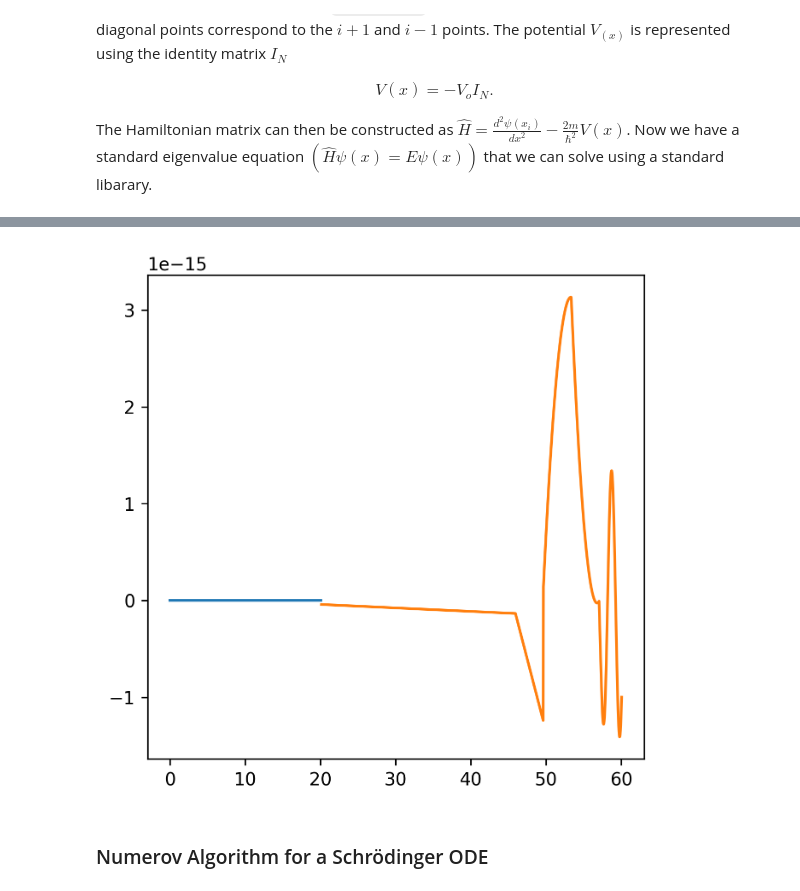
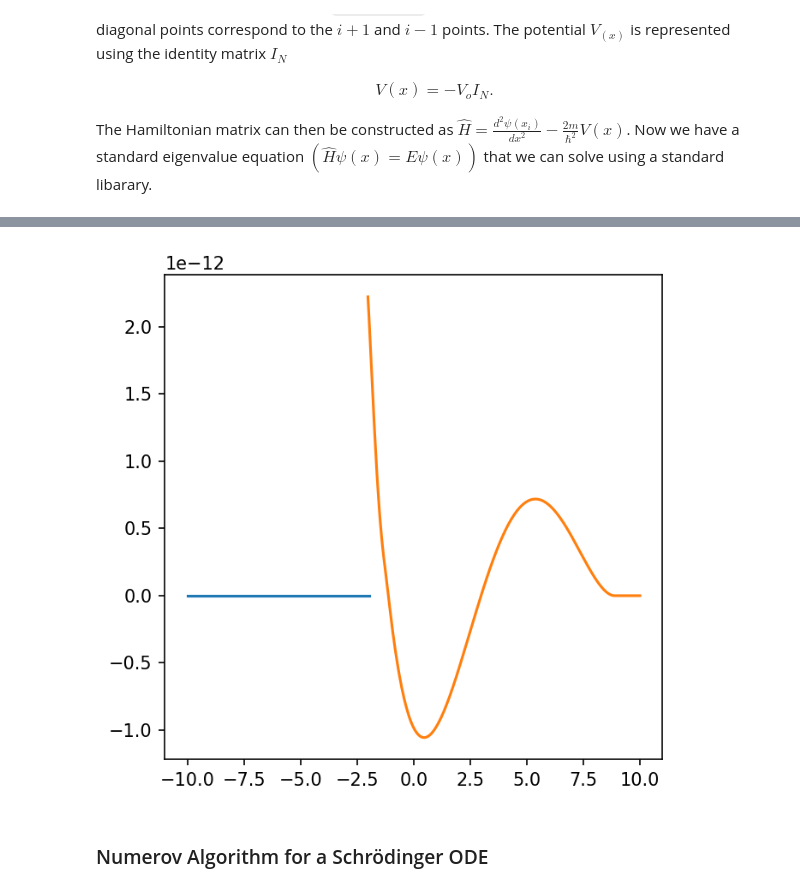
Before and after one commit to saturnaxis/CompPhysics, a Jupyter notebook: Chapter_7/Eigenvalues.ipynb, the cells around one changed output, grey strips where cells are left out. Saved outputs shown, nothing was run; the diff lists cells and outputs as text; code cells hidden in the pictures; some formulas as TeX source.

Commit message:
updated Quantum eigenvalues

```diff
--- a/Chapter_7/Eigenvalues.ipynb
+++ b/Chapter_7/Eigenvalues.ipynb
@@ -506,21 +470,30 @@ An alternative solution to the eigenvalue problem combines the numerical solutio
     where the denominator is used to avoid overly large or small numbers.  Use how much $\Delta (E)$ has changed from our last guess and use this to deduce an intelligent guess at the next energy.  The search continues until both logarithmic wave functions match within some tolerance $\epsilon$ (i.e., $\Delta (E) \ll \epsilon$).
 # %%
 import numpy as np
-from scipy.integrate import odeint
+from scipy.integrate import solve_ivp
 import matplotlib.pyplot as plt
+from scipy.constants import physical_constants
 
-#hbar = 1
-#mass = 1
-const = hbar/mass**2 #0.4829
+mass = physical_constants['proton mass energy equivalent in MeV'][0]
+hbar_c = 197.3269804 #hbar*c in MeV fm
+const = (2*mass)/(hbar_c)**2 #(2*mass*c^2/(hbar*c)**2)
+V_o = -83.
 
-eps = 0.001
-n_steps = 1501
-E = -10.0 #initial guess
-h = 0.04
-count_max = 100
-Emax, Emin = 1.1*E, E/1.1
+eps = 0.0001
+x_left, x_right = -10., 10.
+n_steps = 401
+h = (x_right-x_left)/n_steps
+x = np.arange(x_left,x_right+h,h)
+well_width = 4.
+well_left, well_right = -well_width/2, well_width/2
+i_match = int(np.abs(x_left-well_left)/h) + 1
 
-def func(y,x,E):
+E = -4. #initial guess
+kappa = const*np.abs(E)
+count_max = 1000
+Emax, Emin = 1.1*E, 0.9*E
+
+def func(x,y,E):
     #x = position along wave function
     #y = [psi(x), dpsi(x)/dx]
     F = np.zeros(2) #[dpsi(x)/dx, d^2psi(x)/dx^2]
@@ -530,61 +503,62 @@ def func(y,x,E):
 
 def V(x):
     #potential at a given x
-    if np.abs(x)<10.:
-        return -16.
+    if well_left<= x <= well_right:
+        return V_o #V_o in MeV
     else:
         return 0.
 
-def diff(E,h):
+def diff(E):
     y = np.zeros(2)
-    y_L, y_R = np.zeros(2), np.zeros(2)
-    i_match = 500
-    nL = i_match + 1
+
     y[0] = 1e-15
     y[1] = y[0]*np.sqrt(-E*const)
     #evaluate from -x_max to x_match
-    x = h*np.arange(0,nL+1,1)
-    y_L = odeint(func,y0=y,t=x,args=(E,))
-    y_L = y_L[-1,:]
-    left = y_L[1]/y_L[0]
+    nL = i_match + 1
+    sol = solve_ivp(func,(x[0], x[nL]),y,method='RK45',t_eval=x[:nL],args=(E,))
+    left = sol.y[1,-1]/sol.y[0,-1]
+
+    y[0] = 1e-15
+    y[1] = -y[0]*np.sqrt(-E*const)
     #evaluate from x_max to x_match
-    x = h*np.arange(n_steps,nL+1,-1)
-    y_R = odeint(func,y0=y,t=x,args=(E,))
-    y_R = y_R[-1,:]
-    right = y_R[1]/y_R[0]
+    nL = i_match -1
+    t_eval = x[nL:][::-1]
+    sol = solve_ivp(func,(t_eval[0],t_eval[-1]),y,method='RK45',t_eval=t_eval,args=(E,))
+    right = sol.y[1,-1]/sol.y[0,-1]
     return (left - right)/(left + right) #logarithmic derivative
 
-def plot(E,h):
-    fig = plt.figure(figsize=(5,5),dpi=300)
+def plot(E):
+    fig = plt.figure(figsize=(5,5),dpi=150)
     ax = fig.add_subplot(111)
 
     y = np.zeros(2)
-    y_L, y_R = np.zeros(2), np.zeros(2)
-    i_match = 500
-    nL = i_match + 1
     y[0] = 1e-40
     y[1] = -y[0]*np.sqrt(-E*const)
     #evaluate from -x_max to x_match
-    x = h*np.arange(0,nL+1,1)
-    y_L = odeint(func,y0=y,t=x,args=(E,))
-    ax.plot(x,y_L[:,0])
+    nL = i_match + 1
+    sol = solve_ivp(func,(x[0], x[nL]),y,method='RK45',t_eval=x[:nL],args=(E,))
+    ax.plot(x[:nL],sol.y[0,:])
 
     y[0] = -1e-15
     y[1] = -y[0]*np.sqrt(-E*const)
     #evaluate from x_max to x_match
-    x = h*np.arange(n_steps,nL+1,-1)
-    y_R = odeint(func,y0=y,t=x,args=(E,))
-    ax.plot(x,y_R[:,0])
+    nL = i_match -1
+    t_eval = x[nL:][::-1]
+    sol = solve_ivp(func,(t_eval[0],t_eval[-1]),y,method='RK45',t_eval=t_eval,args=(E,))
+    ax.plot(t_eval,sol.y[0,:])
 
 for count in range(0, count_max + 1):
     E = 0.5*(Emax + Emin)
-    Diff = diff(E,h)
-    Dmax = diff(Emax,h)
-    if Dmax*Diff > 0:
+    Diff_E = diff(E)
+    Dmax = diff(Emax)
+    if Dmax*Diff_E > 0:
         Emax = E
     else:
         Emin = E
-    if np.abs(Diff) < eps:
+    if np.abs(Diff_E) < eps:
         break #tolerance met stop iterating
-plot(E,h)
+    if count == count_max:
+        print("count max reached")
+plot(E)
+print("Final eigenvalue E = ", E)
 # %% [output]
@@ -591,3 +567,3 @@ plot(E,h)
-[figure, old version]
+[figure, new version]
 # %% [markdown]
 ### Numerov Algorithm for a Schr&ouml;dinger ODE
```
Also changed, not shown: parts of 11 cells of this notebook.
